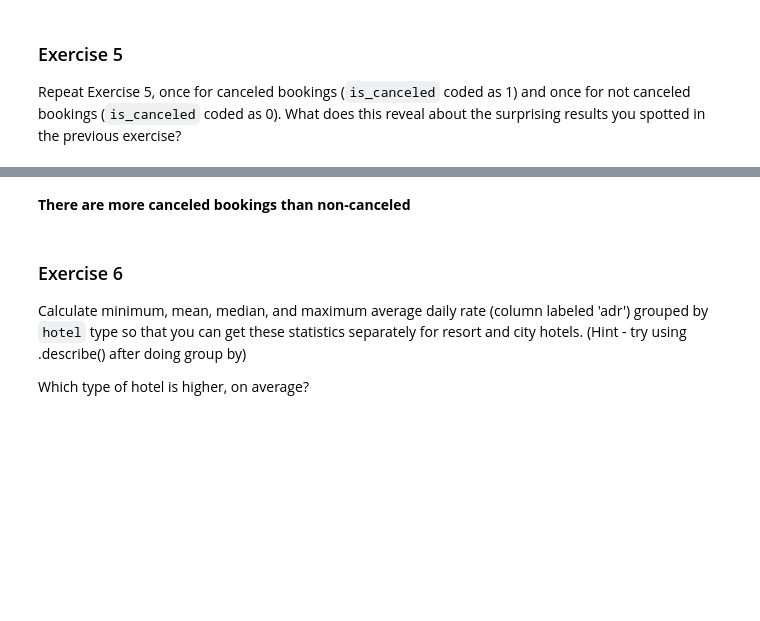
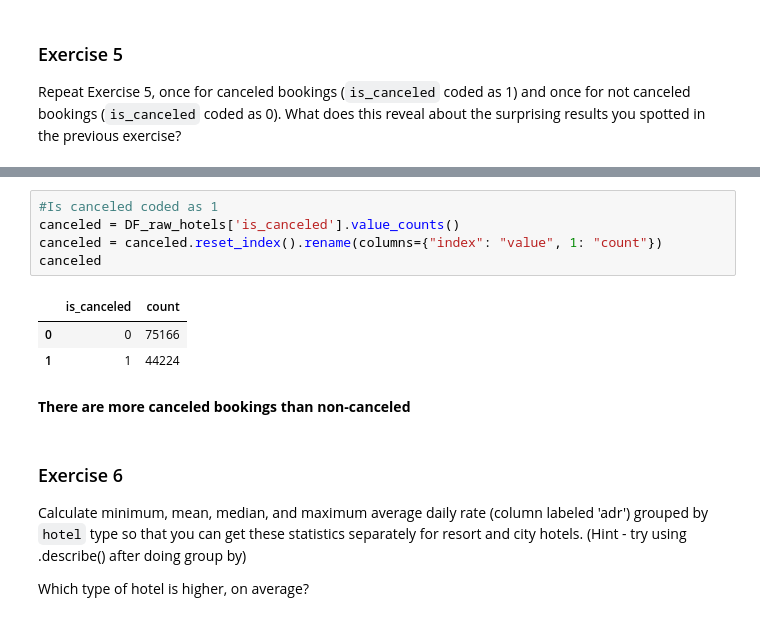
Before and after one commit to 3N1C0/DATA101_Elias_Code, a Jupyter notebook: HW/HW_DAY6.ipynb, the cells around one changed output, grey strips where cells are left out. Drawn from its saved outputs; the diff is of its cells as text; blank space fills up the shorter version.

```diff
--- a/HW/HW_DAY6.ipynb
+++ b/HW/HW_DAY6.ipynb
@@ -368,3 +384,12 @@ canceled
+# %%
+#Is canceled coded as 1
+canceled = DF_raw_hotels['is_canceled'].value_counts()
+canceled = canceled.reset_index().rename(columns={"index": "value", 1: "count"})
+canceled
+# %% [output]
+|  | is_canceled | count |
+| 0 | 0 | 75166 |
+| 1 | 1 | 44224 |
 # %% [markdown]
 **There are more canceled bookings than non-canceled**
 # %% [markdown]
```
Also changed, not shown: parts of 11 cells of this notebook, 1 other file.
